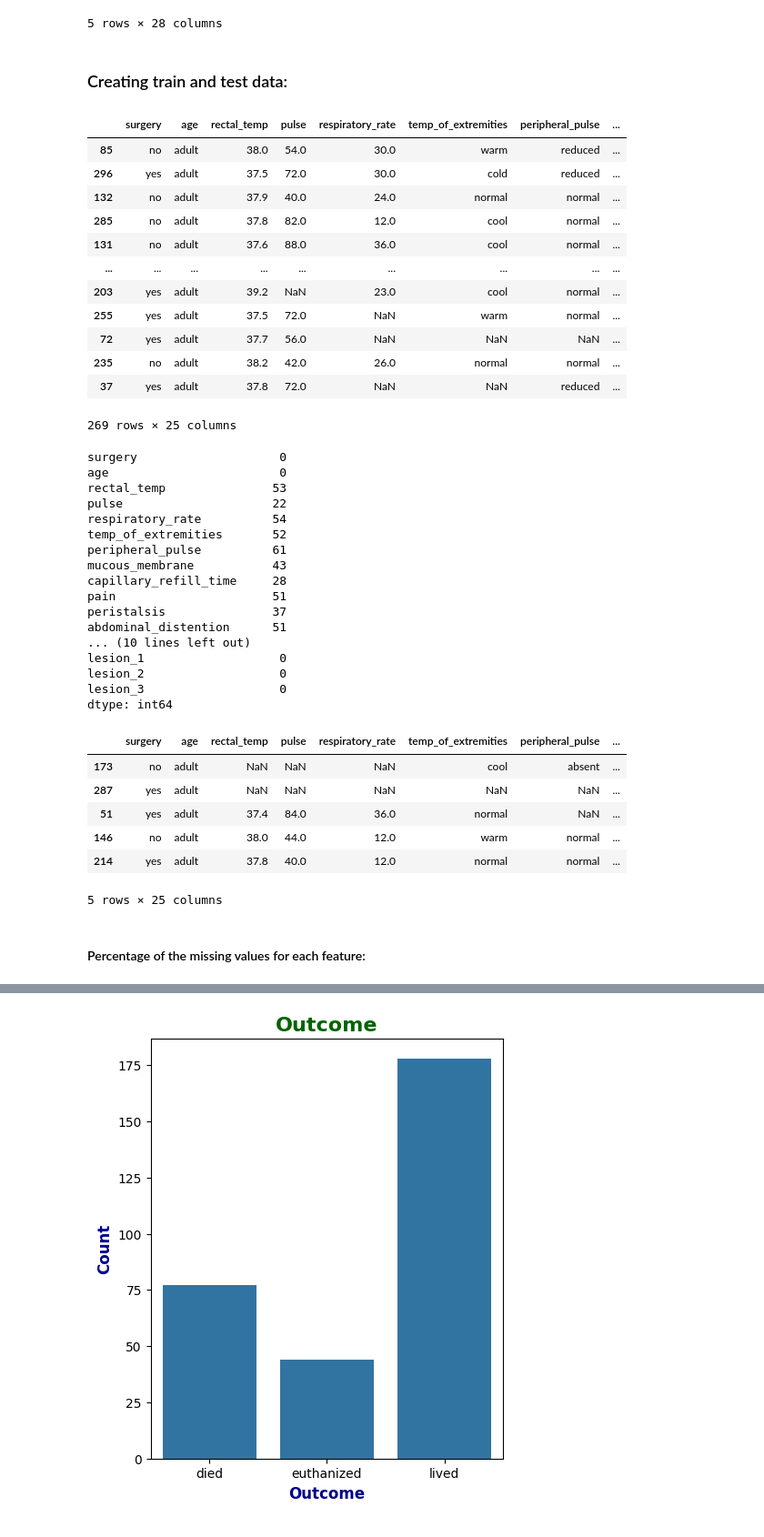
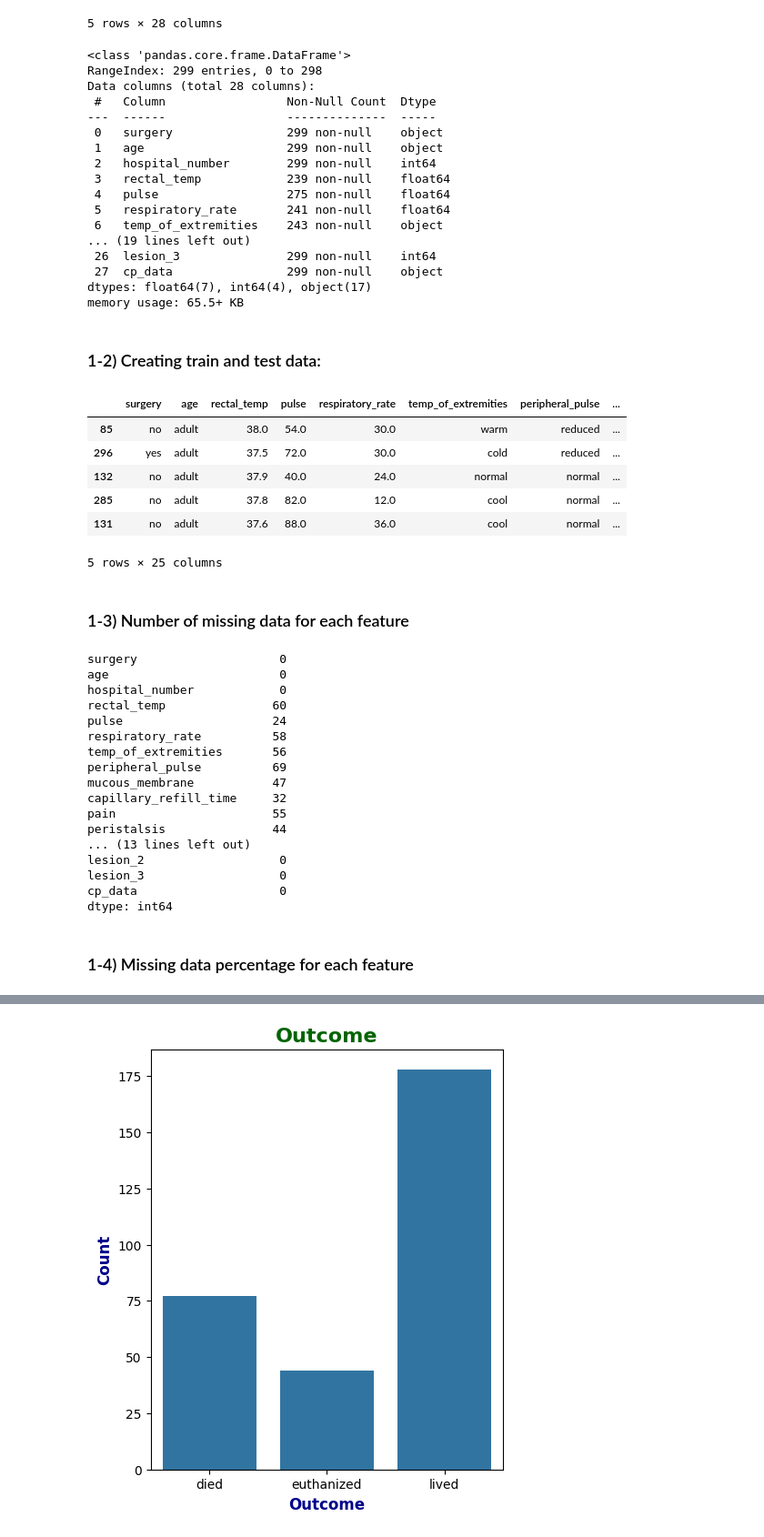
Before and after one commit to MehranZdi/horse_survival, a Jupyter notebook: horse_survival.ipynb, the cells around one changed output, grey strips where cells are left out. Shown at 91% size. Saved outputs shown, nothing was run; the diff lists cells and outputs as text; code cells hidden in the pictures.

```diff
--- a/horse_survival.ipynb
+++ b/horse_survival.ipynb
@@ -59,59 +53,65 @@ data.head()
 | 3 | yes | young | 5290409 | 39.1 | 164.0 | 84.0 | cold | ... |
 | 4 | no | adult | 530255 | 37.3 | 104.0 | 35.0 | NaN | ... |
 5 rows × 28 columns
+# %%
+data.info()
+# %% [output]
+<class 'pandas.core.frame.DataFrame'>
+RangeIndex: 299 entries, 0 to 298
+Data columns (total 28 columns):
+ #   Column                 Non-Null Count  Dtype
+---  ------                 --------------  -----
+ 0   surgery                299 non-null    object
+ 1   age                    299 non-null    object
+ 2   hospital_number        299 non-null    int64
+ 3   rectal_temp            239 non-null    float64
+ 4   pulse                  275 non-null    float64
+ 5   respiratory_rate       241 non-null    float64
+ 6   temp_of_extremities    243 non-null    object
+... (19 lines left out)
+ 26  lesion_3               299 non-null    int64
+ 27  cp_data                299 non-null    object
+dtypes: float64(7), int64(4), object(17)
+memory usage: 65.5+ KB
 # %%
 labels = data['outcome']
 samples = data.drop(columns=['outcome', 'cp_data', 'hospital_number'])
 # %% [markdown]
-### Creating train and test data:
+### 1-2) Creating train and test data:
 # %%
 x_train, x_test, y_train, y_test = train_test_split(samples, labels, test_size=0.1, random_state=1)
 # %%
-x_train
+x_train.head()
 # %% [output]
 |  | surgery | age | rectal_temp | pulse | respiratory_rate | temp_of_extremities | peripheral_pulse | ... |
 | 85 | no | adult | 38.0 | 54.0 | 30.0 | warm | reduced | ... |
 | 296 | yes | adult | 37.5 | 72.0 | 30.0 | cold | reduced | ... |
 | 132 | no | adult | 37.9 | 40.0 | 24.0 | normal | normal | ... |
 | 285 | no | adult | 37.8 | 82.0 | 12.0 | cool | normal | ... |
 | 131 | no | adult | 37.6 | 88.0 | 36.0 | cool | normal | ... |
-| ... | ... | ... | ... | ... | ... | ... | ... | ... |
-| 203 | yes | adult | 39.2 | NaN | 23.0 | cool | normal | ... |
-| 255 | yes | adult | 37.5 | 72.0 | NaN | warm | normal | ... |
-| 72 | yes | adult | 37.7 | 56.0 | NaN | NaN | NaN | ... |
-| 235 | no | adult | 38.2 | 42.0 | 26.0 | normal | normal | ... |
-| 37 | yes | adult | 37.8 | 72.0 | NaN | NaN | reduced | ... |
-269 rows × 25 columns
+5 rows × 25 columns
+# %% [markdown]
+### 1-3) Number of missing data for each feature
 # %%
-x_train.isnull().sum()
+data.isnull().sum()
 # %% [output]
 surgery                    0
 age                        0
-rectal_temp               53
-pulse                     22
-respiratory_rate          54
-temp_of_extremities       52
-peripheral_pulse          61
-mucous_membrane           43
-capillary_refill_time     28
-pain                      51
-peristalsis               37
-abdominal_distention      51
-... (10 lines left out)
-lesion_1                   0
+hospital_number            0
+rectal_temp               60
+pulse                     24
+respiratory_rate          58
+temp_of_extremities       56
+peripheral_pulse          69
+mucous_membrane           47
+capillary_refill_time     32
+pain                      55
+peristalsis               44
+... (13 lines left out)
 lesion_2                   0
 lesion_3                   0
+cp_data                    0
 dtype: int64
-# %%
-x_test.head()
-# %% [output]
-|  | surgery | age | rectal_temp | pulse | respiratory_rate | temp_of_extremities | peripheral_pulse | ... |
-| 173 | no | adult | NaN | NaN | NaN | cool | absent | ... |
-| 287 | yes | adult | NaN | NaN | NaN | NaN | NaN | ... |
-| 51 | yes | adult | 37.4 | 84.0 | 36.0 | normal | NaN | ... |
-| 146 | no | adult | 38.0 | 44.0 | 12.0 | warm | normal | ... |
-| 214 | yes | adult | 37.8 | 40.0 | 12.0 | normal | normal | ... |
-5 rows × 25 columns
-# %% [markdown]
-#### Percentage of the missing values for each feature:
+# %% [markdown]
+### 1-4) Missing data percentage for each feature
 # %%
```
Also changed, not shown: parts of 46 cells of this notebook.
